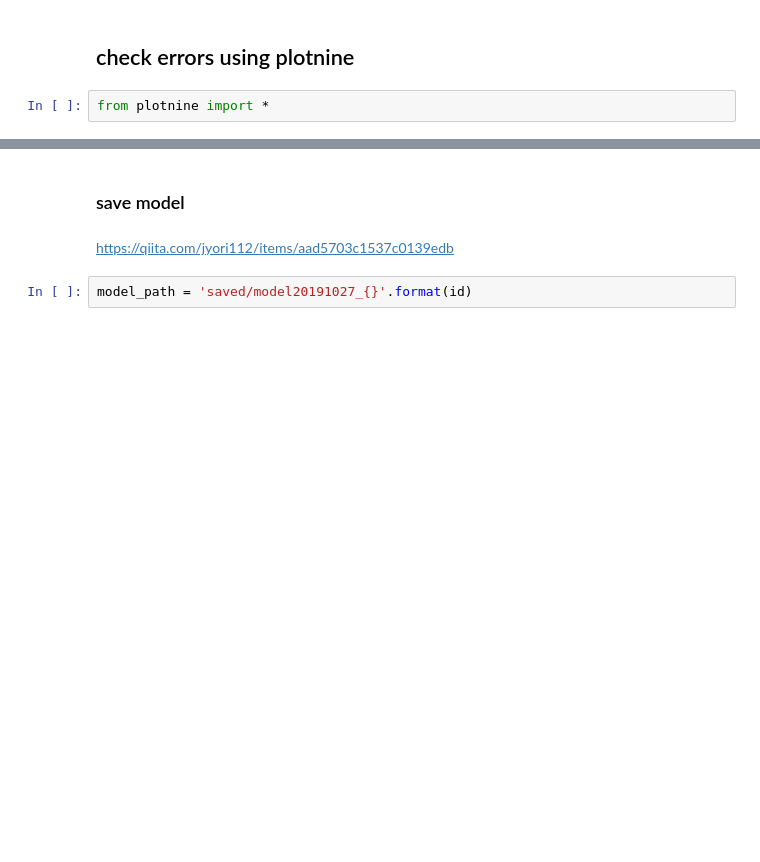
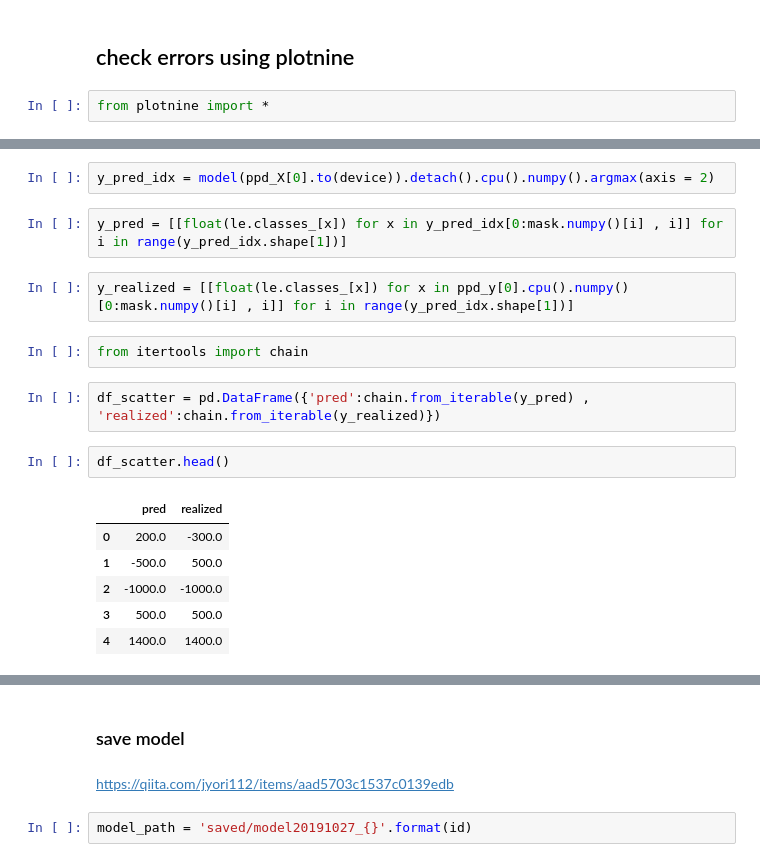
Before and after one commit to unagiinu2k/deepjazz_in_a_file, a Jupyter notebook: rnn_bach.ipynb, the cells around one changed output, grey strips where cells are left out. Saved outputs shown, nothing was run; the diff lists cells and outputs as text; blank space fills up the shorter version.

```diff
--- a/rnn_bach.ipynb
+++ b/rnn_bach.ipynb
@@ -608,0 +645,19 @@ ggplot(pd.DataFrame({'n':range(len(losses)) , 'loss':losses}) , aes(x = 'n' , y
+# %%
+y_pred_idx = model(ppd_X[0].to(device)).detach().cpu().numpy().argmax(axis = 2)
+# %%
+y_pred = [[float(le.classes_[x]) for x in y_pred_idx[0:mask.numpy()[i] , i]] for i in range(y_pred_idx.shape[1])]
+# %%
+y_realized = [[float(le.classes_[x]) for x in ppd_y[0].cpu().numpy()[0:mask.numpy()[i] , i]] for i in range(y_pred_idx.shape[1])]
+# %%
+from itertools import chain
+# %%
+df_scatter = pd.DataFrame({'pred':chain.from_iterable(y_pred) , 'realized':chain.from_iterable(y_realized)})
+# %%
+df_scatter.head()
+# %% [output]
+|  | pred | realized |
+| 0 | 200.0 | -300.0 |
+| 1 | -500.0 | 500.0 |
+| 2 | -1000.0 | -1000.0 |
+| 3 | 500.0 | 500.0 |
+| 4 | 1400.0 | 1400.0 |
```
Also changed, not shown: parts of 25 cells of this notebook, 1 other file.
